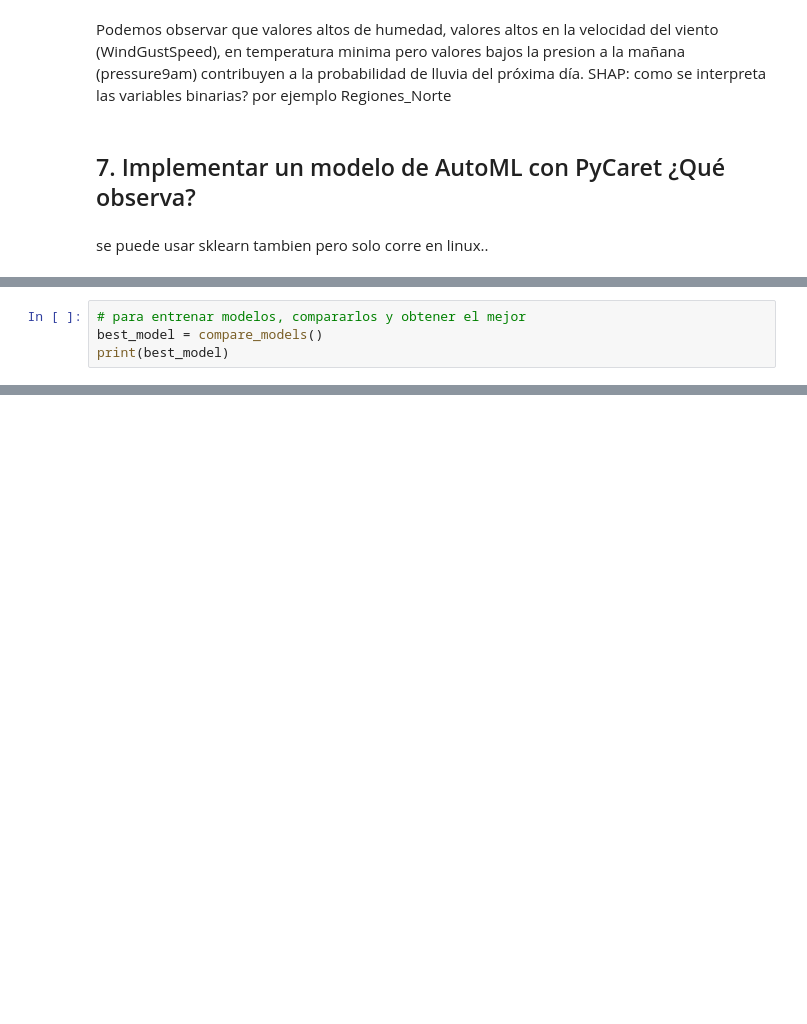
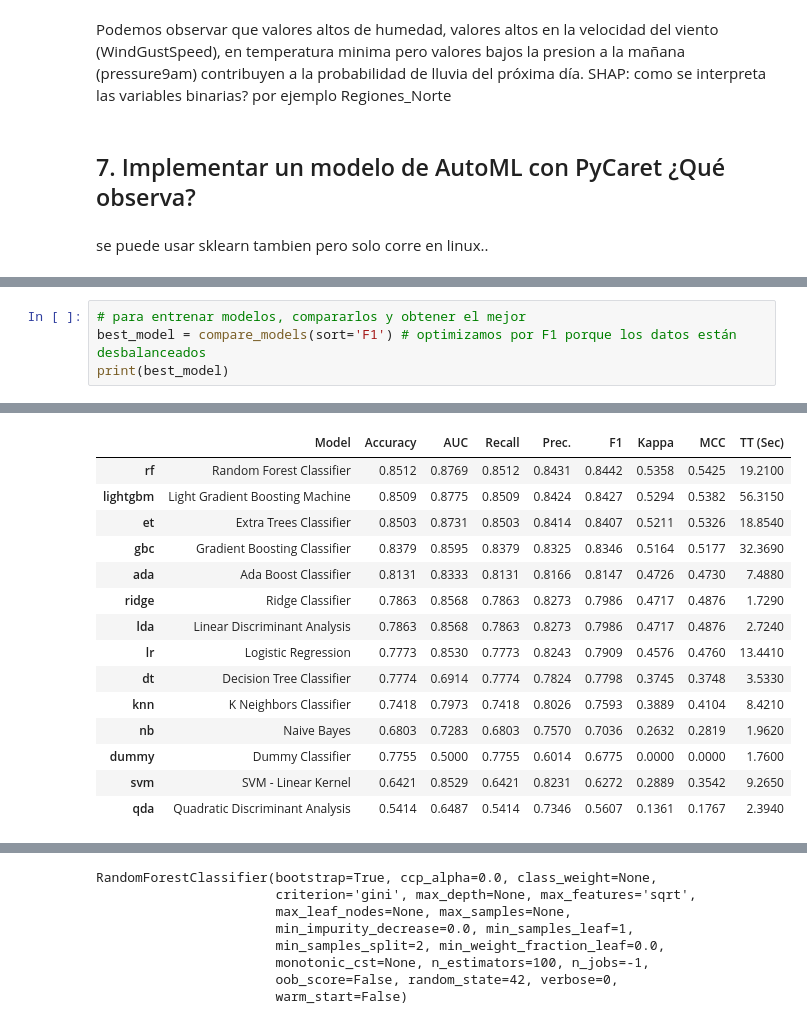
Before and after one commit to CaterinaMartinezD/AA1-TUIA-Casado-MartinezDufour, a Jupyter notebook: TP-clasificacion-AA1.ipynb, the cells around one changed output, grey strips where cells are left out. Saved outputs shown, nothing was run; the diff lists cells and outputs as text; blank space fills up the shorter version.

```diff
--- a/TP-clasificacion-AA1.ipynb
+++ b/TP-clasificacion-AA1.ipynb
@@ -1930,4 +1943,5 @@ reg = setup(data=train_df, target='RainTomorrow')
 # %%
 # para entrenar modelos, compararlos y obtener el mejor
-best_model = compare_models()
+best_model = compare_models(sort='F1') # optimizamos por F1 porque los datos están desbalanceados
 print(best_model)
+# %% [output]
@@ -1933,0 +1949,15 @@ print(best_model)
+|  | Model | Accuracy | AUC | Recall | Prec. | F1 | Kappa | MCC | TT (Sec) |
+| rf | Random Forest Classifier | 0.8512 | 0.8769 | 0.8512 | 0.8431 | 0.8442 | 0.5358 | 0.5425 | 19.2100 |
+| lightgbm | Light Gradient Boosting Machine | 0.8509 | 0.8775 | 0.8509 | 0.8424 | 0.8427 | 0.5294 | 0.5382 | 56.3150 |
+| et | Extra Trees Classifier | 0.8503 | 0.8731 | 0.8503 | 0.8414 | 0.8407 | 0.5211 | 0.5326 | 18.8540 |
+| gbc | Gradient Boosting Classifier | 0.8379 | 0.8595 | 0.8379 | 0.8325 | 0.8346 | 0.5164 | 0.5177 | 32.3690 |
+| ada | Ada Boost Classifier | 0.8131 | 0.8333 | 0.8131 | 0.8166 | 0.8147 | 0.4726 | 0.4730 | 7.4880 |
+| ridge | Ridge Classifier | 0.7863 | 0.8568 | 0.7863 | 0.8273 | 0.7986 | 0.4717 | 0.4876 | 1.7290 |
+| lda | Linear Discriminant Analysis | 0.7863 | 0.8568 | 0.7863 | 0.8273 | 0.7986 | 0.4717 | 0.4876 | 2.7240 |
+| lr | Logistic Regression | 0.7773 | 0.8530 | 0.7773 | 0.8243 | 0.7909 | 0.4576 | 0.4760 | 13.4410 |
+| dt | Decision Tree Classifier | 0.7774 | 0.6914 | 0.7774 | 0.7824 | 0.7798 | 0.3745 | 0.3748 | 3.5330 |
+| knn | K Neighbors Classifier | 0.7418 | 0.7973 | 0.7418 | 0.8026 | 0.7593 | 0.3889 | 0.4104 | 8.4210 |
+| nb | Naive Bayes | 0.6803 | 0.7283 | 0.6803 | 0.7570 | 0.7036 | 0.2632 | 0.2819 | 1.9620 |
+| dummy | Dummy Classifier | 0.7755 | 0.5000 | 0.7755 | 0.6014 | 0.6775 | 0.0000 | 0.0000 | 1.7600 |
+| svm | SVM - Linear Kernel | 0.6421 | 0.8529 | 0.6421 | 0.8231 | 0.6272 | 0.2889 | 0.3542 | 9.2650 |
+| qda | Quadratic Discriminant Analysis | 0.5414 | 0.6487 | 0.5414 | 0.7346 | 0.5607 | 0.1361 | 0.1767 | 2.3940 |
@@ -1933,0 +1965,8 @@ print(best_model)
+RandomForestClassifier(bootstrap=True, ccp_alpha=0.0, class_weight=None,
+                       criterion='gini', max_depth=None, max_features='sqrt',
+                       max_leaf_nodes=None, max_samples=None,
+                       min_impurity_decrease=0.0, min_samples_leaf=1,
+                       min_samples_split=2, min_weight_fraction_leaf=0.0,
+                       monotonic_cst=None, n_estimators=100, n_jobs=-1,
+                       oob_score=False, random_state=42, verbose=0,
+                       warm_start=False)
```
Also changed, not shown: parts of 13 cells of this notebook, 1 other file.
